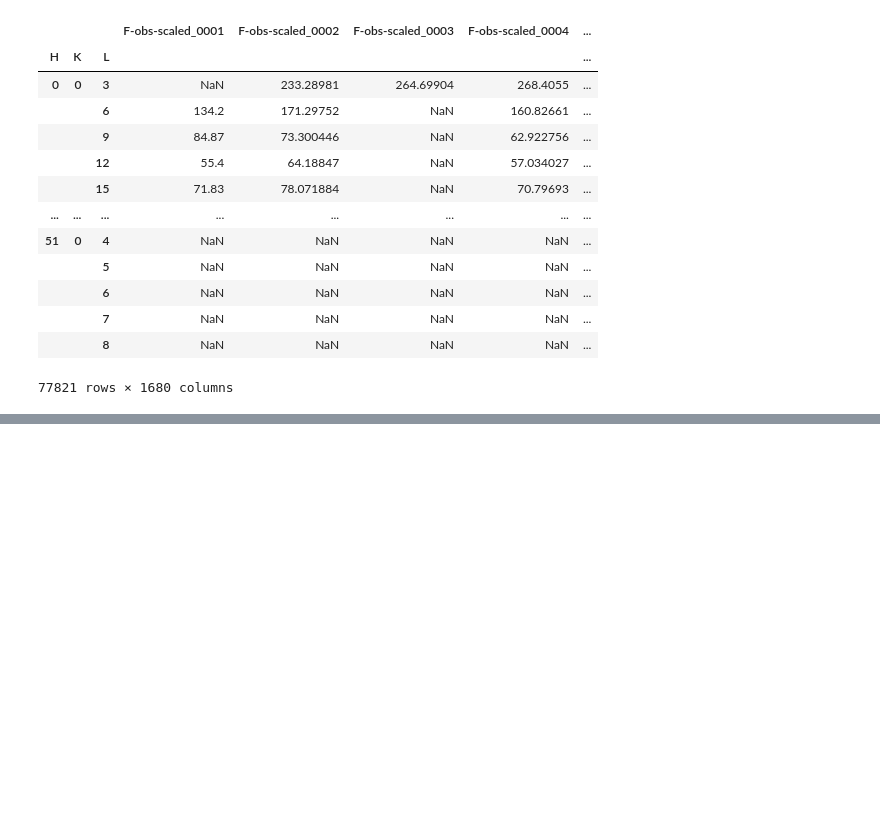
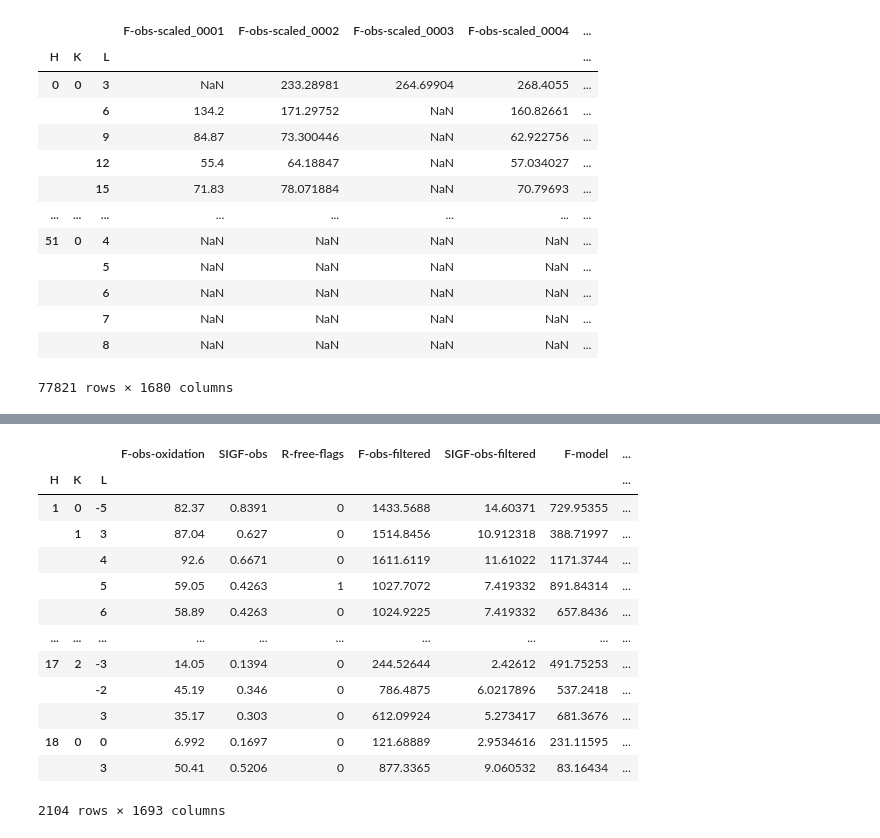
Before and after one commit to Hekstra-Lab/valdo, a Jupyter notebook: scaling.ipynb, the cells around one changed output, grey strips where cells are left out. Drawn from its saved outputs; the diff is of its cells as text; code cells hidden in the pictures; blank space fills up the shorter version.

Commit message:
diff-map updates: looking at blobs

```diff
--- a/scaling.ipynb
+++ b/scaling.ipynb
@@ -245,0 +303,24 @@ F1
+# %%
+oxidation = rs.read_mtz(f'../PTP1B_DK/oxidation_states/OxidationData_1EOS_Apo_DiffMap.mtz')
+base = rs.read_mtz(f'../PTP1B_DK/scaled_vector_mtzs/intersection.mtz')
+# %%
+oxidation = oxidation.rename(columns={'F-obs': 'F-obs-oxidation'})
+# %%
+oxidation = oxidation.merge(base, left_index=True, right_index=True, check_isomorphous=False)
+# %%
+oxidation
+# %% [output]
+|  |  |  | F-obs-oxidation | SIGF-obs | R-free-flags | F-obs-filtered | SIGF-obs-filtered | F-model | ... |
+| H | K | L |  |  |  |  |  |  | ... |
+| 1 | 0 | -5 | 82.37 | 0.8391 | 0 | 1433.5688 | 14.60371 | 729.95355 | ... |
+|  | 1 | 3 | 87.04 | 0.627 | 0 | 1514.8456 | 10.912318 | 388.71997 | ... |
+|  |  | 4 | 92.6 | 0.6671 | 0 | 1611.6119 | 11.61022 | 1171.3744 | ... |
+|  |  | 5 | 59.05 | 0.4263 | 1 | 1027.7072 | 7.419332 | 891.84314 | ... |
+|  |  | 6 | 58.89 | 0.4263 | 0 | 1024.9225 | 7.419332 | 657.8436 | ... |
+| ... | ... | ... | ... | ... | ... | ... | ... | ... | ... |
+| 17 | 2 | -3 | 14.05 | 0.1394 | 0 | 244.52644 | 2.42612 | 491.75253 | ... |
+|  |  | -2 | 45.19 | 0.346 | 0 | 786.4875 | 6.0217896 | 537.2418 | ... |
+|  |  | 3 | 35.17 | 0.303 | 0 | 612.09924 | 5.273417 | 681.3676 | ... |
+| 18 | 0 | 0 | 6.992 | 0.1697 | 0 | 121.68889 | 2.9534616 | 231.11595 | ... |
+|  |  | 3 | 50.41 | 0.5206 | 0 | 877.3365 | 9.060532 | 83.16434 | ... |
+2104 rows × 1693 columns
```
Also changed, not shown: parts of 5 cells of this notebook, 6 other files.
